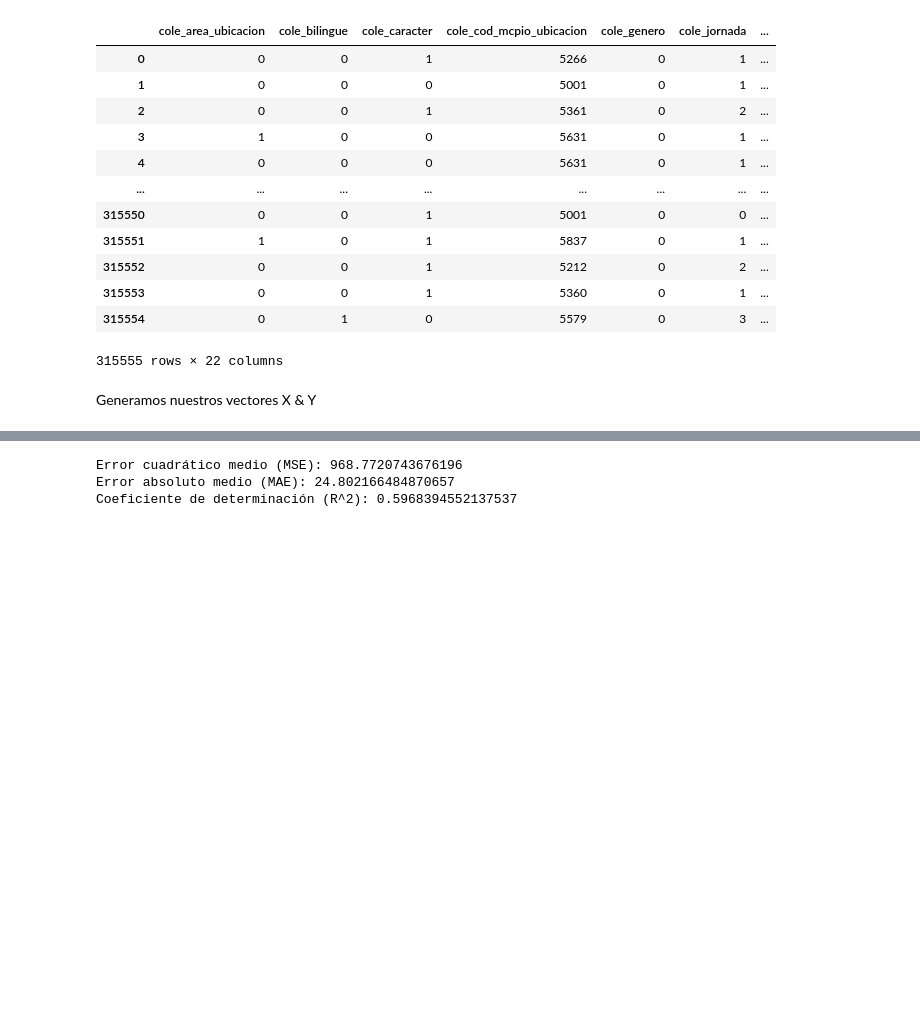
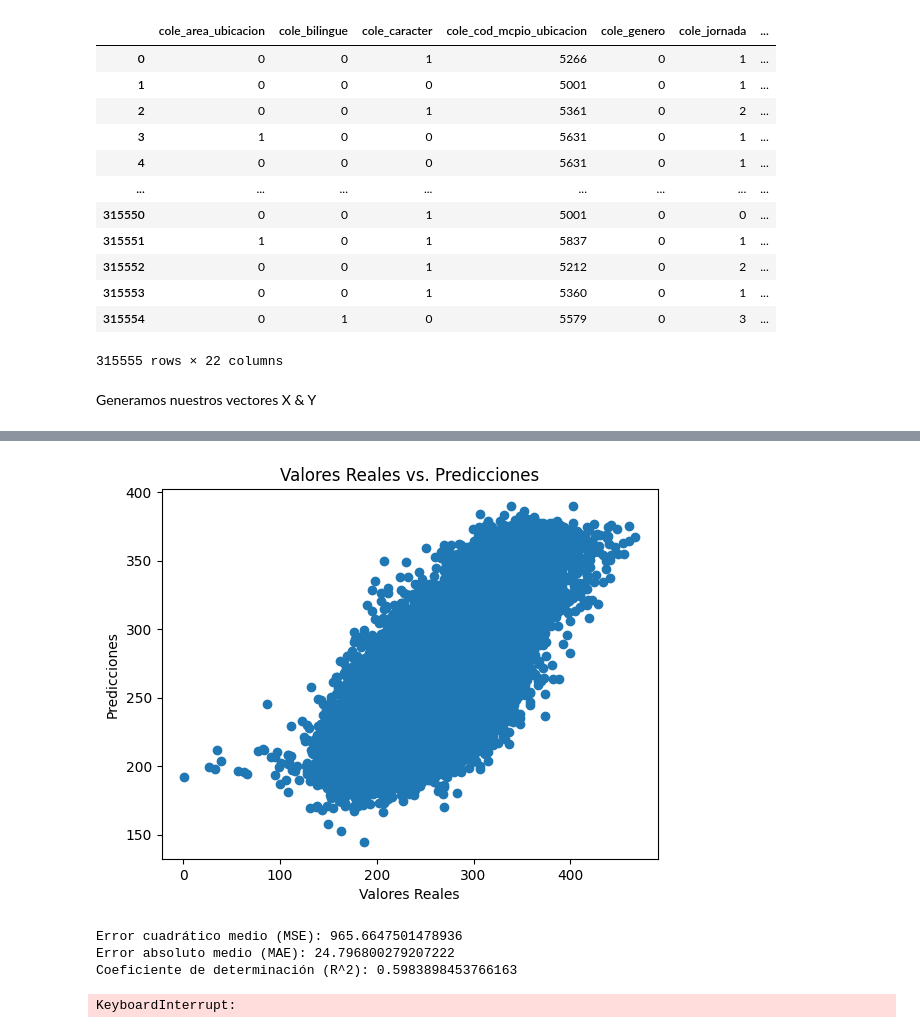
Before and after one commit to NicoAO/Proyecto-3-Anal-tica, a Jupyter notebook: S4_CienciaDeDatos.ipynb, the cells around one changed output, grey strips where cells are left out. Saved outputs shown, nothing was run; the diff lists cells and outputs as text; code cells hidden in the pictures; blank space fills up the shorter version.

```diff
--- a/S4_CienciaDeDatos.ipynb
+++ b/S4_CienciaDeDatos.ipynb
@@ -196,3 +204,12 @@ Coeficiente de determinación (R^2): 0.5960141547985925
+# %%
+# Visualización de predicciones vs. valores reales
+plt.scatter(y_test, y_pred)
+plt.xlabel('Valores Reales')
+plt.ylabel('Predicciones')
+plt.title('Valores Reales vs. Predicciones')
+plt.show()
+# %% [output]
+[figure, added]
 # %%
 import numpy as np
 import matplotlib.pyplot as plt
@@ -202,7 +219,7 @@ from sklearn.neural_network import MLPRegressor
 from sklearn.metrics import mean_squared_error, mean_absolute_error, r2_score
 
 # Dividir los datos en entrenamiento y prueba
-X_train, X_test, y_train, y_test = train_test_split(X, y, test_size=0.4, random_state=42)
+X_train, X_test, y_train, y_test = train_test_split(X, y, test_size=0.2, random_state=42)
 
 # Escalar los datos
 scaler = StandardScaler()
@@ -227,6 +244,45 @@ print("Error cuadrático medio (MSE):", mse)
 print("Error absoluto medio (MAE):", mae)
 print("Coeficiente de determinación (R^2):", r2)
 # %% [output]
-Error cuadrático medio (MSE): 968.7720743676196
-Error absoluto medio (MAE): 24.802166484870657
-Coeficiente de determinación (R^2): 0.5968394552137537
+Error cuadrático medio (MSE): 965.6647501478936
+Error absoluto medio (MAE): 24.796800279207222
+Coeficiente de determinación (R^2): 0.5983898453766163
+# %%
+from sklearn.ensemble import RandomForestRegressor
+from sklearn.model_selection import train_test_split, GridSearchCV
+from sklearn.metrics import mean_squared_error, mean_absolute_error, r2_score
+
+# Dividir los datos en entrenamiento y prueba
+X_train, X_test, y_train, y_test = train_test_split(X, y, test_size=0.2, random_state=42)
+
+# Definir los hiperparámetros a ajustar
+param_grid = {
+    'n_estimators': [50, 100, 200],
+    'max_depth': [None, 10, 20],
+    'min_samples_split': [2, 5, 10]
+}
+
+# Crear el modelo RandomForestRegressor
+rf_model = RandomForestRegressor(random_state=42)
+
+# Inicializar GridSearchCV
+grid_search = GridSearchCV(rf_model, param_grid, cv=5, scoring='r2')
+
+# Entrenar el modelo con GridSearchCV
+grid_search.fit(X_train, y_train)
+
+# Obtener el mejor modelo y hacer predicciones en el conjunto de prueba
+best_rf_model = grid_search.best_estimator_
+y_pred = best_rf_model.predict(X_test)
+
+# Calcular métricas de evaluación
+mse = mean_squared_error(y_test, y_pred)
+mae = mean_absolute_error(y_test, y_pred)
+r2 = r2_score(y_test, y_pred)
+
+print("Error cuadrático medio (MSE):", mse)
+print("Error absoluto medio (MAE):", mae)
+print("Coeficiente de determinación (R^2):", r2)
+print("Mejores hiperparámetros:", grid_search.best_params_)
+# %% [output]
+KeyboardInterrupt:
```
Also changed, not shown: parts of 5 cells of this notebook.
